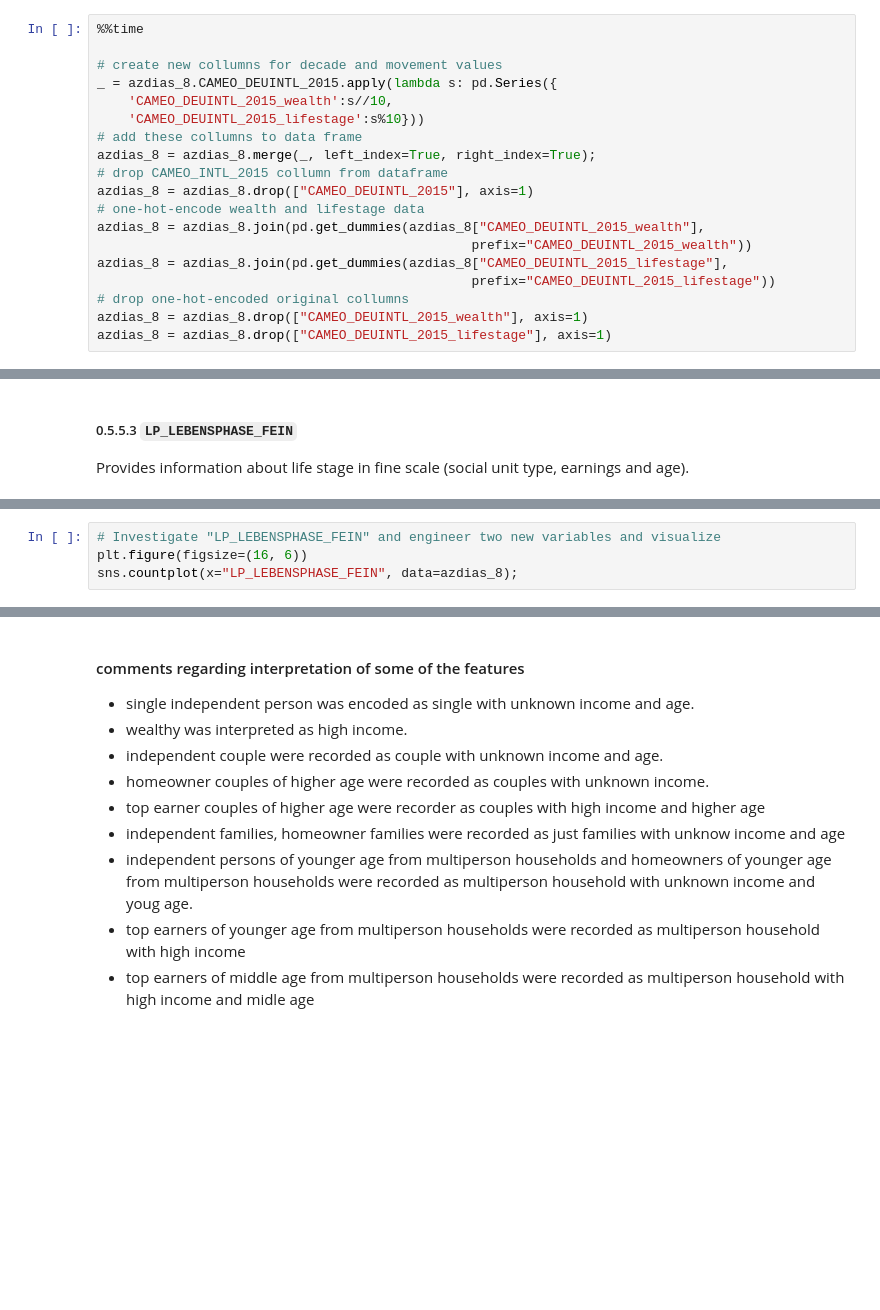
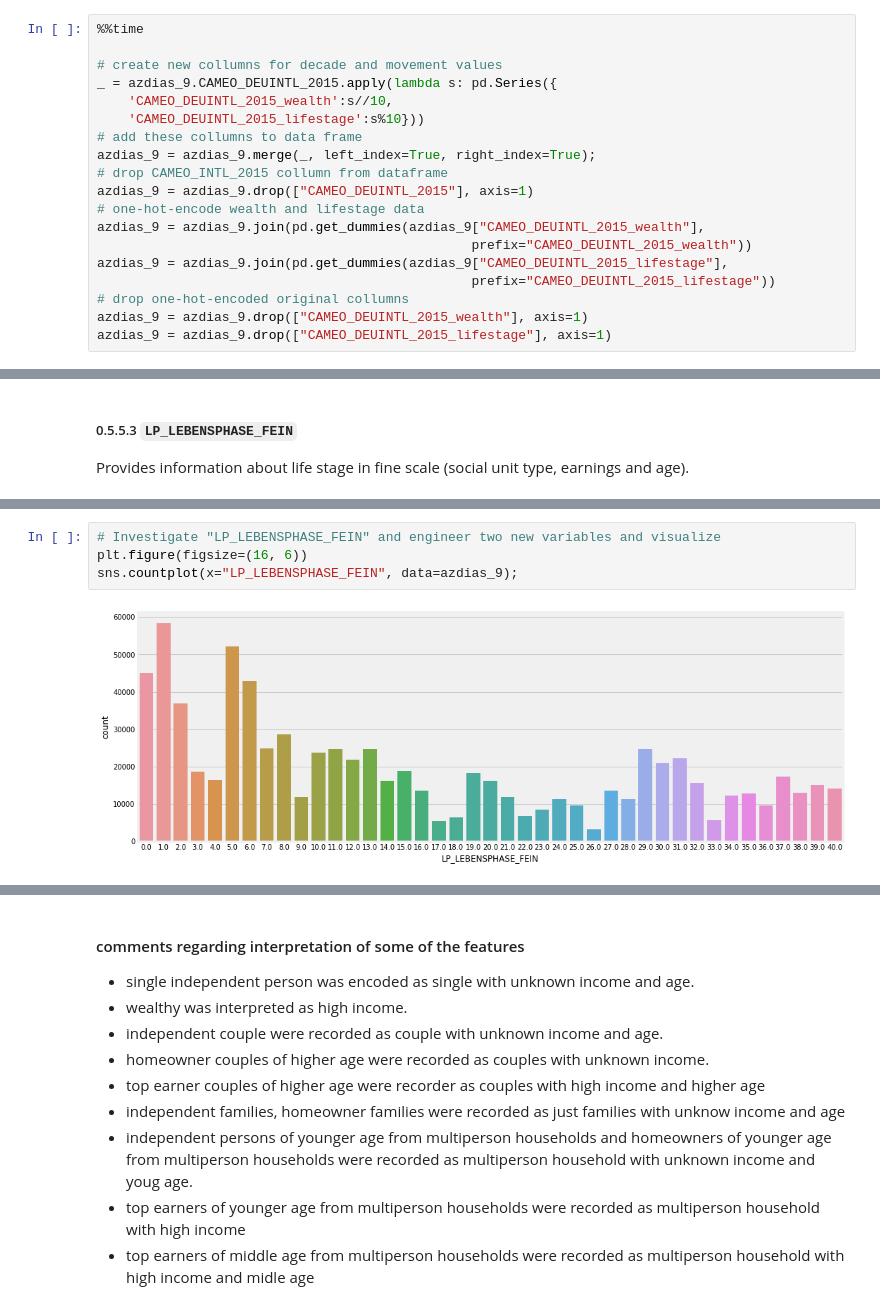
Before and after one commit to TK-Problem/nano_degree_DS, a Jupyter notebook: Capstone_project/Arvato_Project_Workbook.ipynb, the cells around one changed output, grey strips where cells are left out. Saved outputs shown, nothing was run; the diff lists cells and outputs as text; blank space fills up the shorter version.

```diff
--- a/Capstone_project/Arvato_Project_Workbook.ipynb
+++ b/Capstone_project/Arvato_Project_Workbook.ipynb
@@ -1727,18 +1810,18 @@ sns.countplot(x="CAMEO_DEUINTL_2015", data=azdias_8);
 %%time
 
 # create new collumns for decade and movement values
-_ = azdias_8.CAMEO_DEUINTL_2015.apply(lambda s: pd.Series({
+_ = azdias_9.CAMEO_DEUINTL_2015.apply(lambda s: pd.Series({
     'CAMEO_DEUINTL_2015_wealth':s//10,
     'CAMEO_DEUINTL_2015_lifestage':s%10}))
 # add these collumns to data frame
-azdias_8 = azdias_8.merge(_, left_index=True, right_index=True);
+azdias_9 = azdias_9.merge(_, left_index=True, right_index=True);
 # drop CAMEO_INTL_2015 collumn from dataframe
-azdias_8 = azdias_8.drop(["CAMEO_DEUINTL_2015"], axis=1)
+azdias_9 = azdias_9.drop(["CAMEO_DEUINTL_2015"], axis=1)
 # one-hot-encode wealth and lifestage data
-azdias_8 = azdias_8.join(pd.get_dummies(azdias_8["CAMEO_DEUINTL_2015_wealth"],
+azdias_9 = azdias_9.join(pd.get_dummies(azdias_9["CAMEO_DEUINTL_2015_wealth"],
                                                 prefix="CAMEO_DEUINTL_2015_wealth"))
-azdias_8 = azdias_8.join(pd.get_dummies(azdias_8["CAMEO_DEUINTL_2015_lifestage"],
+azdias_9 = azdias_9.join(pd.get_dummies(azdias_9["CAMEO_DEUINTL_2015_lifestage"],
                                                 prefix="CAMEO_DEUINTL_2015_lifestage"))
 # drop one-hot-encoded original collumns
-azdias_8 = azdias_8.drop(["CAMEO_DEUINTL_2015_wealth"], axis=1)
-azdias_8 = azdias_8.drop(["CAMEO_DEUINTL_2015_lifestage"], axis=1)
+azdias_9 = azdias_9.drop(["CAMEO_DEUINTL_2015_wealth"], axis=1)
+azdias_9 = azdias_9.drop(["CAMEO_DEUINTL_2015_lifestage"], axis=1)
@@ -1782,7 +1887,9 @@ for _ in range(len(_meanings)):
 # %%
 # Investigate "LP_LEBENSPHASE_FEIN" and engineer two new variables and visualize
 plt.figure(figsize=(16, 6))
-sns.countplot(x="LP_LEBENSPHASE_FEIN", data=azdias_8);
+sns.countplot(x="LP_LEBENSPHASE_FEIN", data=azdias_9);
+# %% [output]
+[figure, added]
 # %%
 # replace NAN values with 0s, so that dictonary mapping could be used
 # e.g. {np.nan: [np.nan, np.nan, np.nan]} doesn't work.
```
Also changed, not shown: parts of 204 cells of this notebook.
